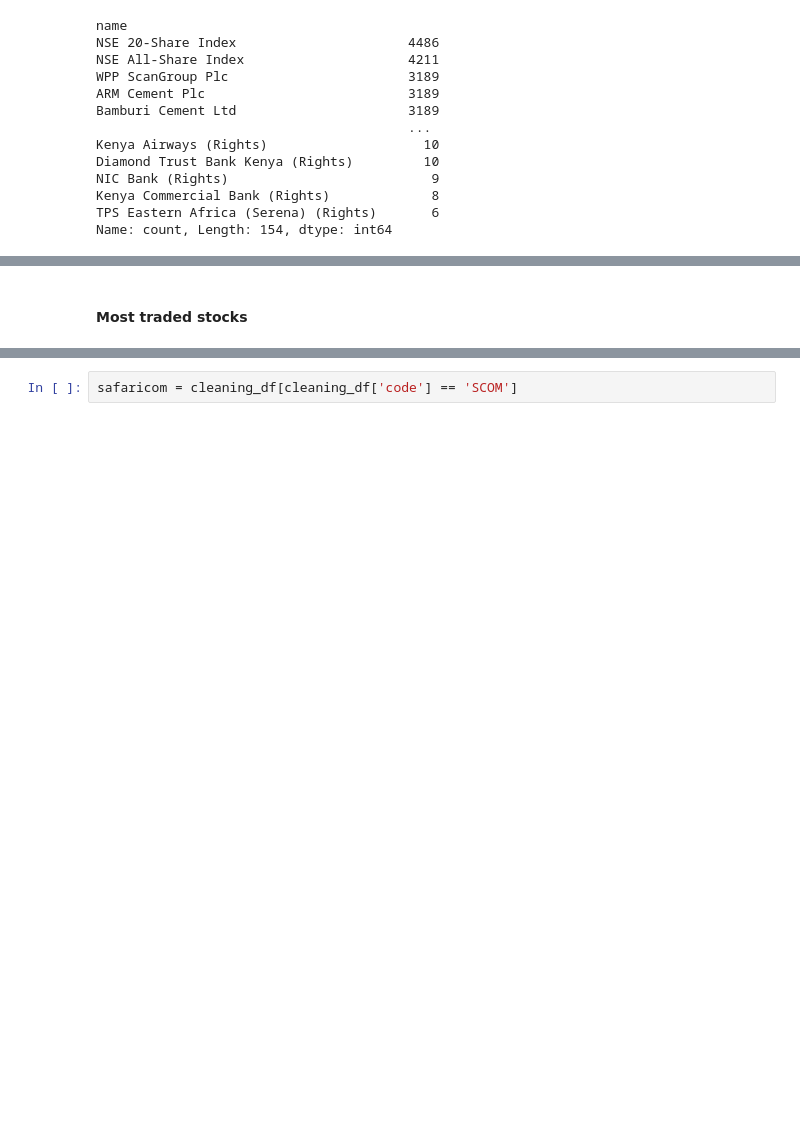
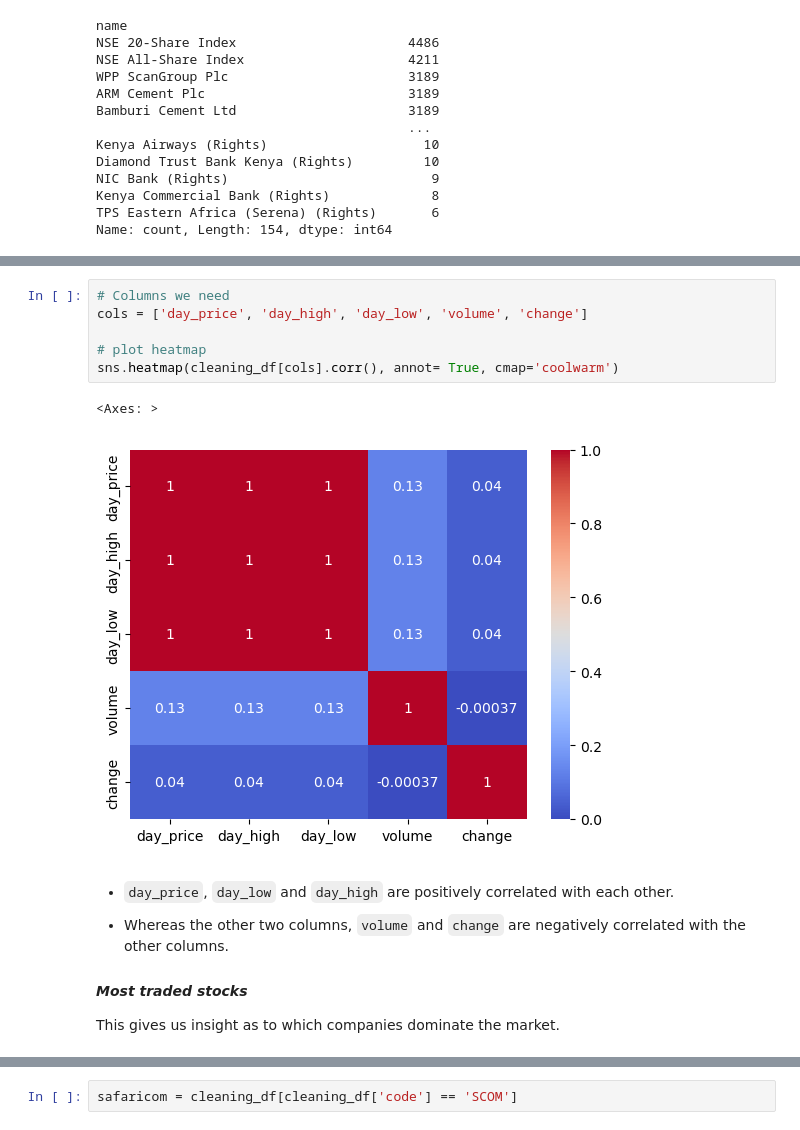
Before and after one commit to Assesa44/Stock-Market-Prediction, a Jupyter notebook: notebooks/business_understanding.ipynb, the cells around one changed output, grey strips where cells are left out. Drawn from its saved outputs; the diff is of its cells as text; blank space fills up the shorter version.

```diff
--- a/notebooks/business_understanding.ipynb
+++ b/notebooks/business_understanding.ipynb
@@ -996,3 +1038,17 @@ cleaning_df['volume'].hist(bins= 50)
+# %%
+# Columns we need
+cols = ['day_price', 'day_high', 'day_low', 'volume', 'change']
+
+# plot heatmap
+sns.heatmap(cleaning_df[cols].corr(), annot= True, cmap='coolwarm')
+# %% [output]
+<Axes: >
+[figure, added]
 # %% [markdown]
-#### Most traded stocks
+- `day_price`, `day_low` and `day_high` are positively correlated with each other.
+
+- Whereas the other two columns, `volume` and `change` are negatively correlated with the other columns.
+
+#### *Most traded stocks*
+This gives us insight as to which companies dominate the market.
 # %%
```
Also changed, not shown: parts of 40 cells of this notebook.
